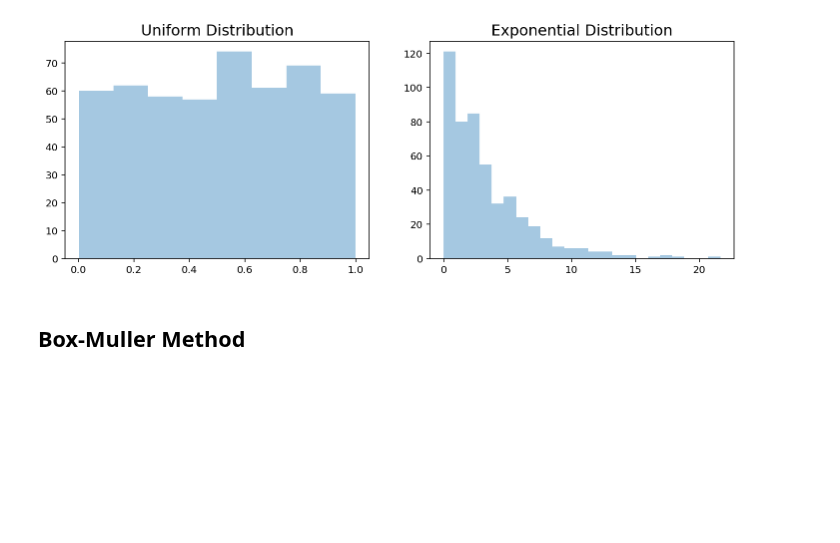
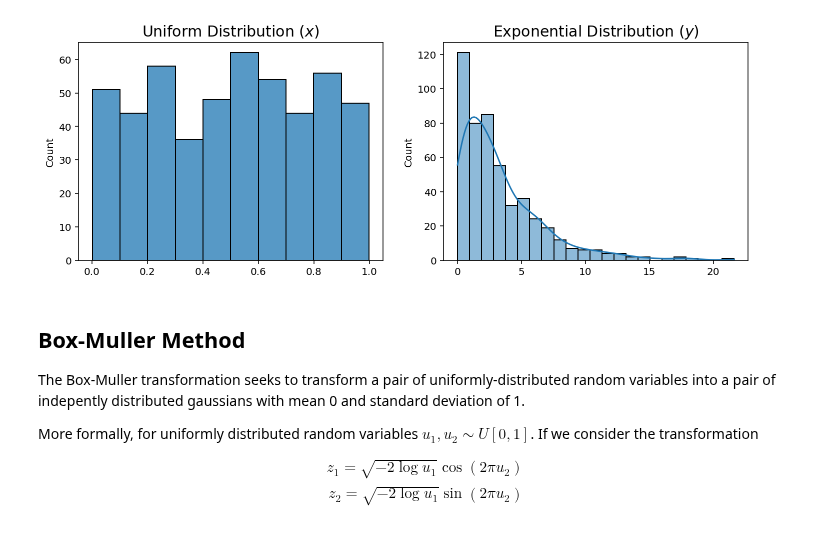
Before and after one commit to gerdm/prml, a Jupyter notebook: chapter11/transformation-random-variables.ipynb, the cells around one changed output. Cells and saved outputs as stored; diff of their text form; code cells hidden in the pictures; blank space fills up the shorter version.

Commit message:
mod ch11: add comments to transformation rvs

```diff
--- a/chapter11/transformation-random-variables.ipynb
+++ b/chapter11/transformation-random-variables.ipynb
@@ -10,15 +29,26 @@ from numpy.random import rand, seed
 # %%
 seed(314)
 z = rand(500)
 lam = 0.3
 y = - np.log(1 - z) / lam
 
 fig, ax = plt.subplots(1, 2, figsize=(12, 4))
-sns.distplot(z, kde=False, ax=ax[0])
-sns.distplot(y, kde=False, ax=ax[1]);
-ax[0].set_title("Uniform Distribution", fontsize=15)
-ax[1].set_title("Exponential Distribution", fontsize=15);
+sns.histplot(z, ax=ax[0])
+sns.histplot(y, kde=True, ax=ax[1]);
+ax[0].set_title("Uniform Distribution ($x$)", fontsize=15)
+ax[1].set_title("Exponential Distribution $(y)$", fontsize=15);
 # %% [output]
-[figure, old version]
+[figure, new version]
-# %% [markdown]
-## Box-Muller Method
+# %% [markdown]
+## Box-Muller Method
+
+The Box-Muller transformation seeks to transform a pair of uniformly-distributed random variables into a pair of indepently distributed gaussians with mean 0 and standard deviation of 1.
+
+More formally, for uniformly distributed random variables $u_1, u_2 \sim U[0, 1]$. If we consider the transformation
+
+$$
+\begin{align*}
+    z_1 = \sqrt{-2\log u_1} \cos(2\pi u_2)\\
+    z_2 = \sqrt{-2\log u_1} \sin(2\pi u_2)\\
+\end{align*}
+$$
```
Also changed, not shown: parts of 6 cells of this notebook.
